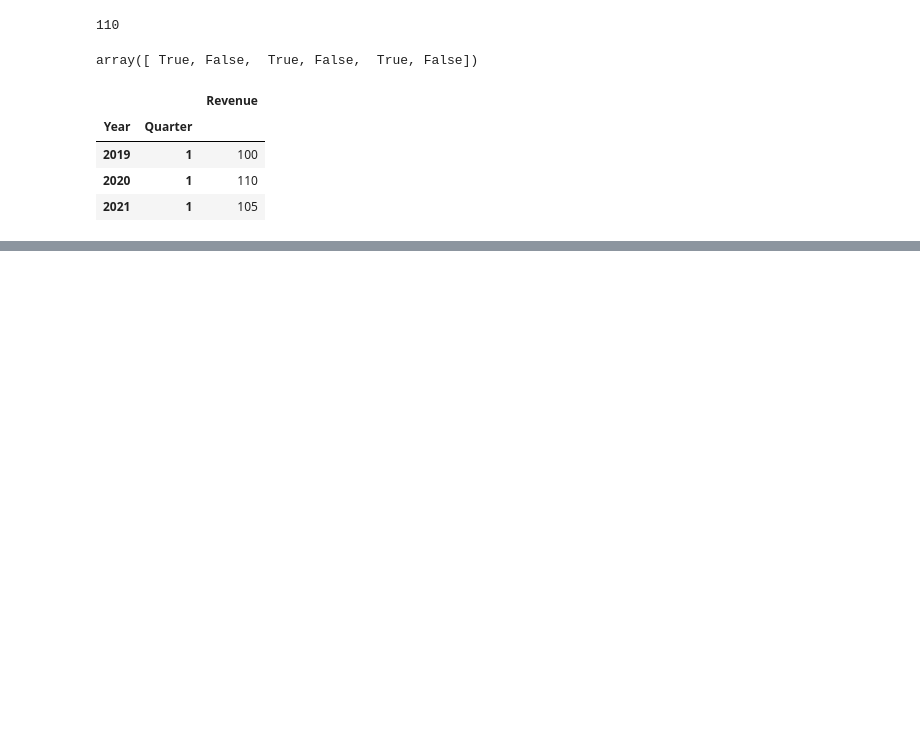
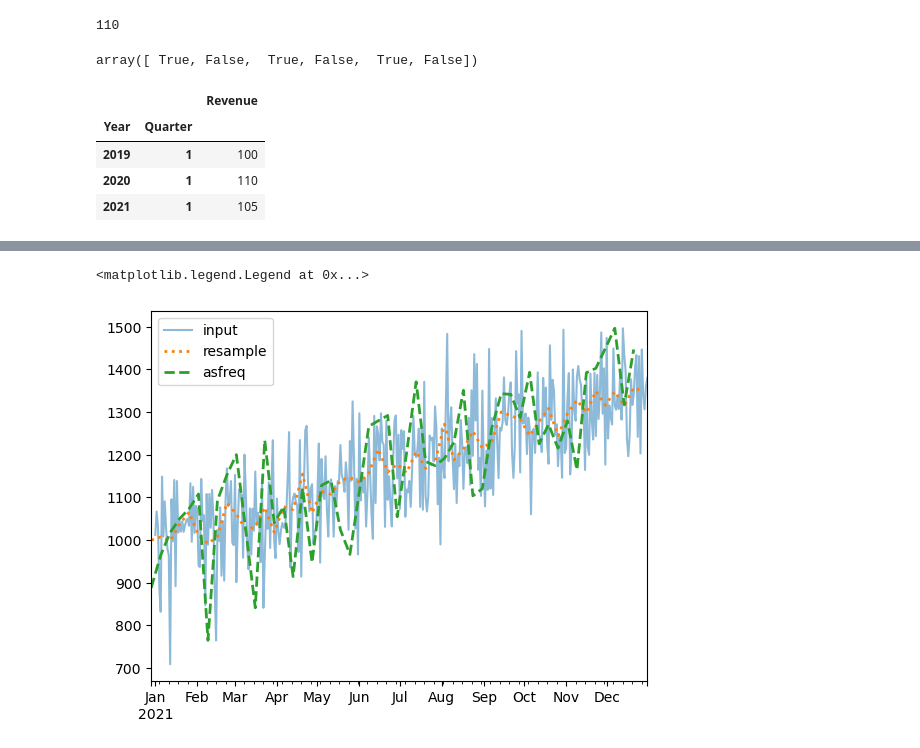
Before and after one commit to timteachingdata/practicalbusinesspython, a Jupyter notebook: slides/Chapter10/02 pandas_advanced.ipynb, the cells around one changed output, grey strips where cells are left out. Drawn from its saved outputs; the diff is of its cells as text; code cells hidden in the pictures; blank space fills up the shorter version.

```diff
--- a/slides/Chapter10/02 pandas_advanced.ipynb
+++ b/slides/Chapter10/02 pandas_advanced.ipynb
@@ -53,0 +1016,9 @@ df_multi
+# %%
+import matplotlib.pyplot as plt
+daily_demand.plot(alpha = 0.5)
+daily_demand.resample('W-MON').mean().plot(style=':', linewidth = 2)
+daily_demand.asfreq('W-MON').plot(style = '--', linewidth = 2)
+plt.legend(['input', 'resample', 'asfreq'])
+# %% [output]
+<matplotlib.legend.Legend at 0x...>
+[figure, added]
```
Also changed, not shown: parts of 89 cells of this notebook, 2 other files.
